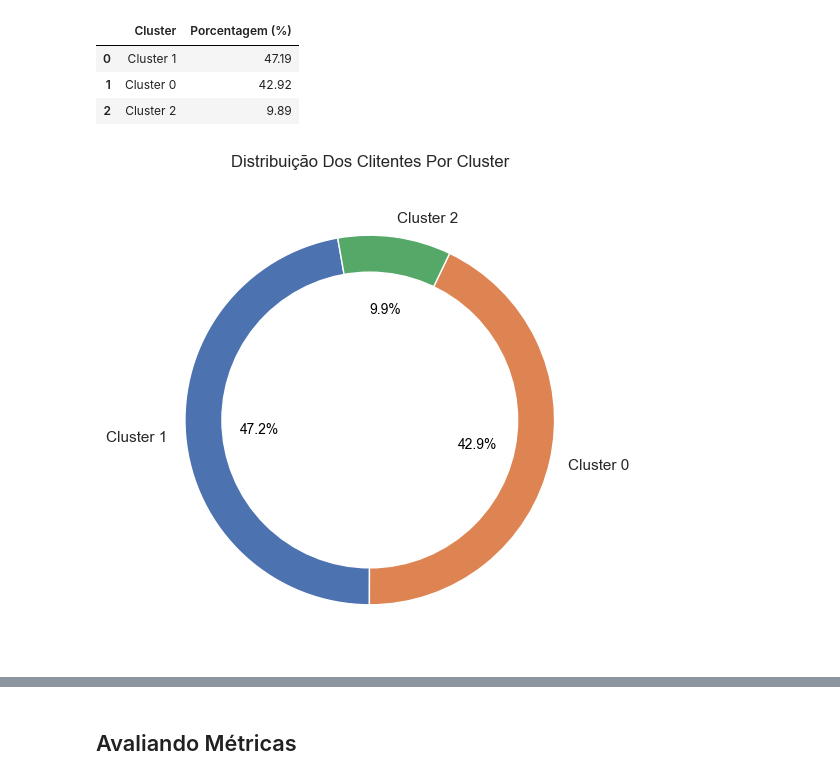
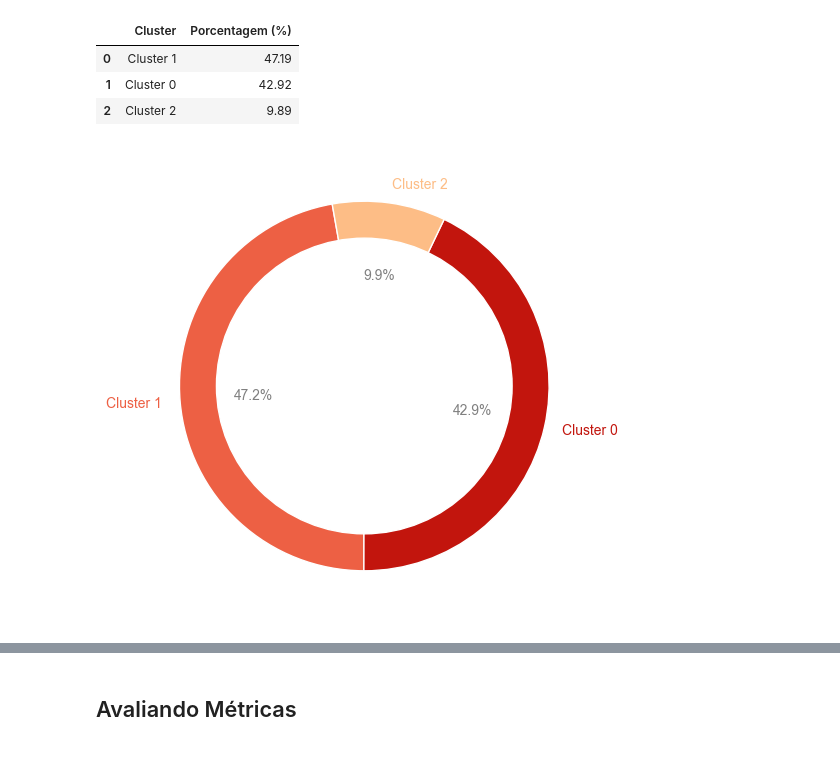
Before and after one commit to alyssonmontovanelli/segmentacao_Clientes_Ecomerce, a Jupyter notebook: modelagem/Modelagem_KMeans.ipynb, the cells around one changed output, grey strips where cells are left out. Drawn from its saved outputs; the diff is of its cells as text; code cells hidden in the pictures.

Commit message:
final projeto - start README

```diff
--- a/modelagem/Modelagem_KMeans.ipynb
+++ b/modelagem/Modelagem_KMeans.ipynb
@@ -40,7 +40,6 @@ dados_clientes
 # %% [markdown]
 # Verificando o número ideal de clusters (K)
 # %%
-# Utilizando o método cotovelo (curva)
 inercia = []
 
 for k in range(1, 11):
@@ -49,17 +48,31 @@ for k in range(1, 11):
     inercia.append(kmeans.inertia_)
 
 sns.set(style="whitegrid")
+sns.set_palette("OrRd_r")
 
 # Plotar o método do cotovelo
 plt.figure(figsize=(8, 6))
-plt.plot(range(1, 11), inercia, marker='o', linestyle='--')
-plt.xlabel('Número de Clusters (K)')
-plt.ylabel('Inertia')
+plt.plot(range(1, 11), inercia, marker='o', linestyle='dashdot')
+plt.xlabel('Número de Clusters (K)', color = 'grey',fontweight='bold')
+plt.ylabel('Inércia', color = 'grey',fontweight='bold')
 plt.title('Método do Cotovelo para Escolher K')
 
 # Melhor K
 best_k = 3  # Suponha que o melhor K seja 3
-plt.vlines(x=best_k, ymin=0, ymax=max(inercia), colors='blue', linestyles='dashed', label=f'Melhor K = {best_k}')
+plt.vlines(x=best_k, ymin=10000, ymax=700000, colors='#fdd0aa', linestyles='solid', label=f'Melhor K = {best_k}')
+
+# Remover bordas direita e superior
+plt.gca().spines['right'].set_visible(False)
+plt.gca().spines['top'].set_visible(False)
+
+plt.xticks(color = 'grey')
+plt.yticks(color = 'grey')
+
+# Definir limite inferior e superior para eixo Y
+plt.ylim(20000, 69000)
+
+# Remover grid do eixo X
+plt.gca().xaxis.grid(False)
 
 plt.legend()
 plt.show()
@@ -153,19 +207,23 @@ df_cluster
 | 1 | Cluster 0 | 42.92 |
 | 2 | Cluster 2 | 9.89 |
 # %%
-plt.figure(figsize=(12, 6))
+custom_colors = ['#ed6044', '#c2150d', '#fdbd86']
+plt.figure(figsize=(10, 6))
 
-# Desenhar o gráfico de pizza com as quantidades
+# Desenhar o gráfico de pizza com as quantidades e as cores personalizadas
 wedges, texts, autotexts = plt.pie(df_cluster['Porcentagem (%)'], labels=df_cluster['Cluster'],
-                                   autopct='%1.1f%%', startangle=100)
+                                   autopct='%1.1f%%', startangle=100, colors=custom_colors)  # Adicione a lista de cores personalizadas
+
 # Configurar as propriedades dos textos
-plt.setp(autotexts, size=10, color='black')
+for text, color in zip(texts, custom_colors):
+    text.set(color=color, size=10)  # Define a cor e o tamanho do texto de acordo com a lista de cores personalizadas
+
+plt.setp(autotexts, size=10, color='grey')
 
 centre_circle = plt.Circle((0, 0), 0.8, fc='white')
 fig = plt.gcf()
 fig.gca().add_artist(centre_circle)
 
-plt.title('Distribuição Dos Clitentes Por Cluster', y=1.03)
 plt.show()
 # %% [output]
-[figure, old version]
+[figure, new version]
```
Also changed, not shown: parts of 4 cells of this notebook, 7 other files.
